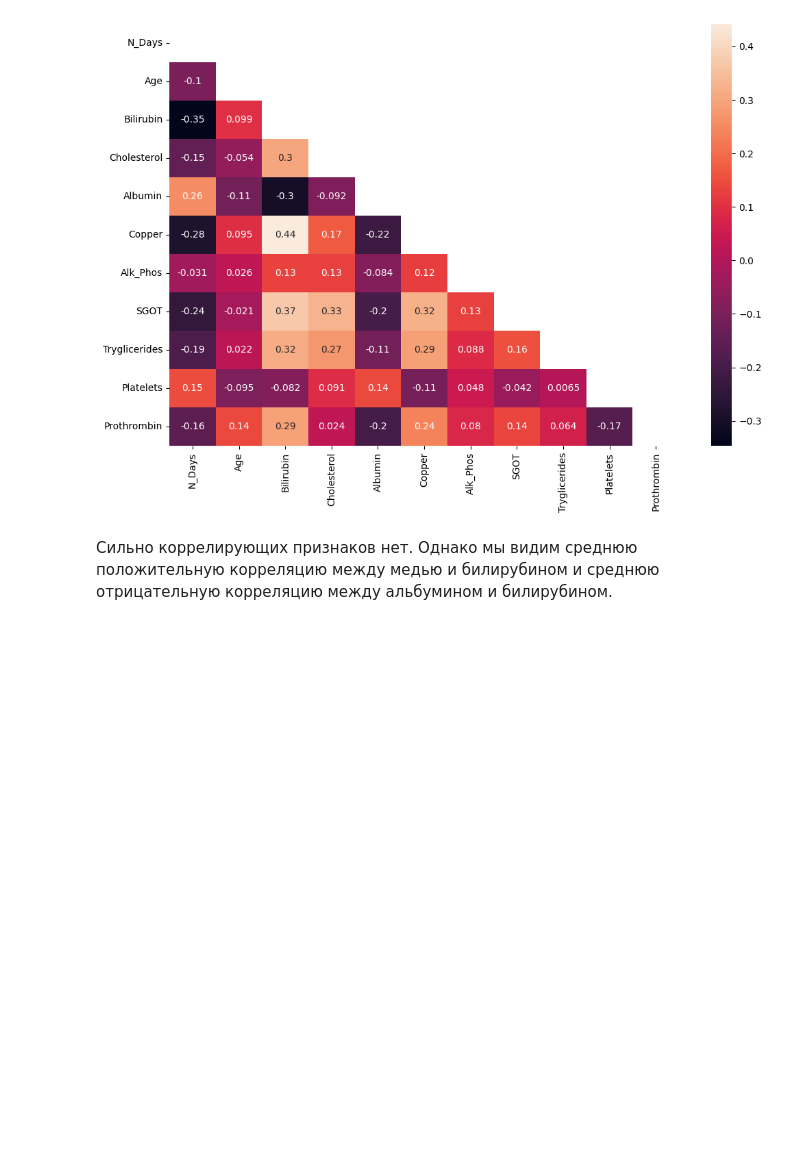
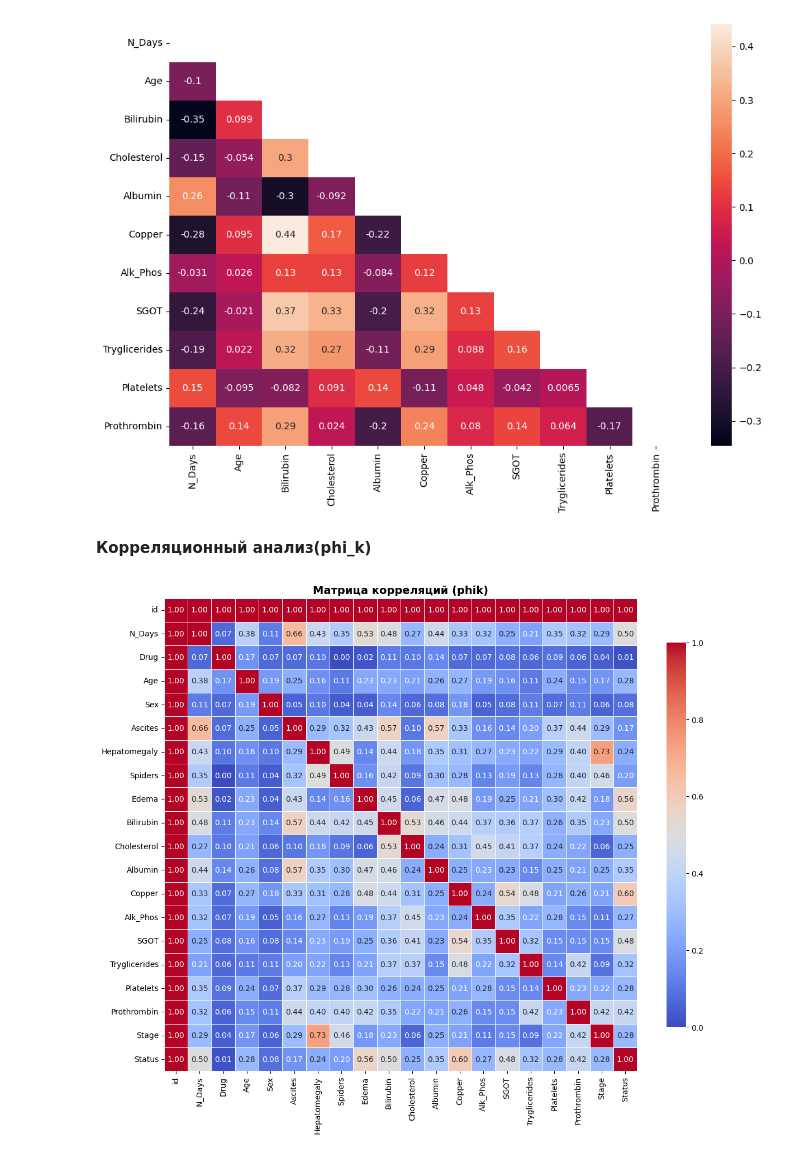
Before and after one commit to voronkovadarya74-cell/liver-cirrhosis-prediction, a Jupyter notebook: notebooks/variable_analysis.ipynb, the cells around one changed output. Saved outputs shown, nothing was run; the diff lists cells and outputs as text; code cells hidden in the pictures; blank space fills up the shorter version.

```diff
--- a/notebooks/variable_analysis.ipynb
+++ b/notebooks/variable_analysis.ipynb
@@ -74,5 +172,27 @@ sns.heatmap(train[NUM_FEATS].corr(), annot=True, mask=mask)
 plt.show()
 # %% [output]
 [figure]
-# %% [markdown]
-Сильно коррелирующих признаков нет. Однако мы видим среднюю положительную корреляцию между медью и билирубином и среднюю отрицательную корреляцию между альбумином и билирубином.
+# %% [markdown]
+**Корреляционный анализ(phi_k)**
+# %%
+phik_matrix = train.phik_matrix(interval_cols=NUM_FEATS)
+
+
+fig, ax = plt.subplots(figsize=(12, 10))
+
+sns.heatmap(
+    phik_matrix,
+    annot=True,
+    fmt=".2f",
+    cmap="coolwarm",
+    square=True,
+    linewidths=0.5,
+    cbar_kws={"shrink": 0.8},
+    ax=ax,
+)
+
+ax.set_title("Матрица корреляций (phik)", fontsize=14, fontweight="bold")
+plt.tight_layout()
+plt.show()
+# %% [output]
+[figure, added]
```
Also changed, not shown: parts of 18 cells of this notebook.
